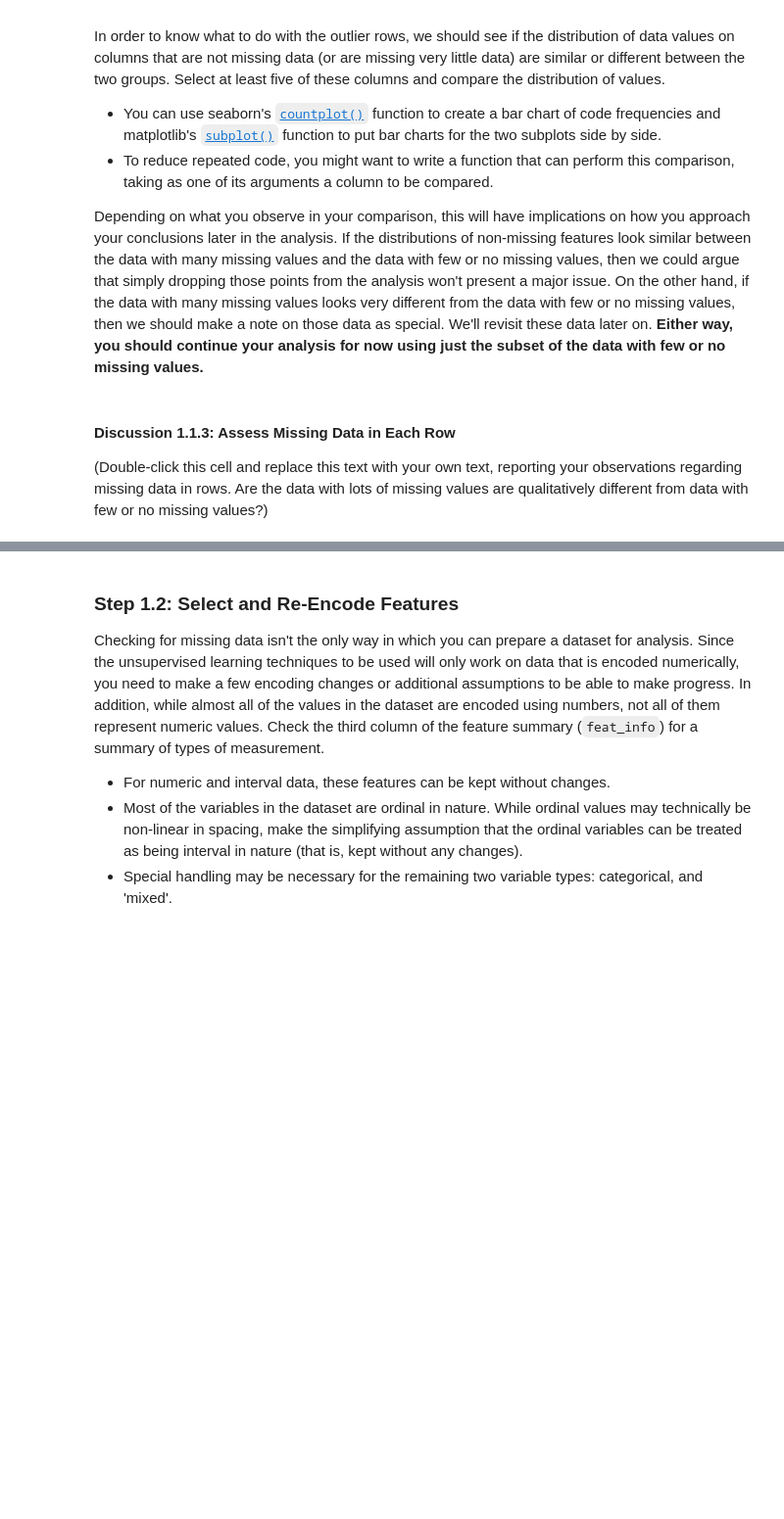
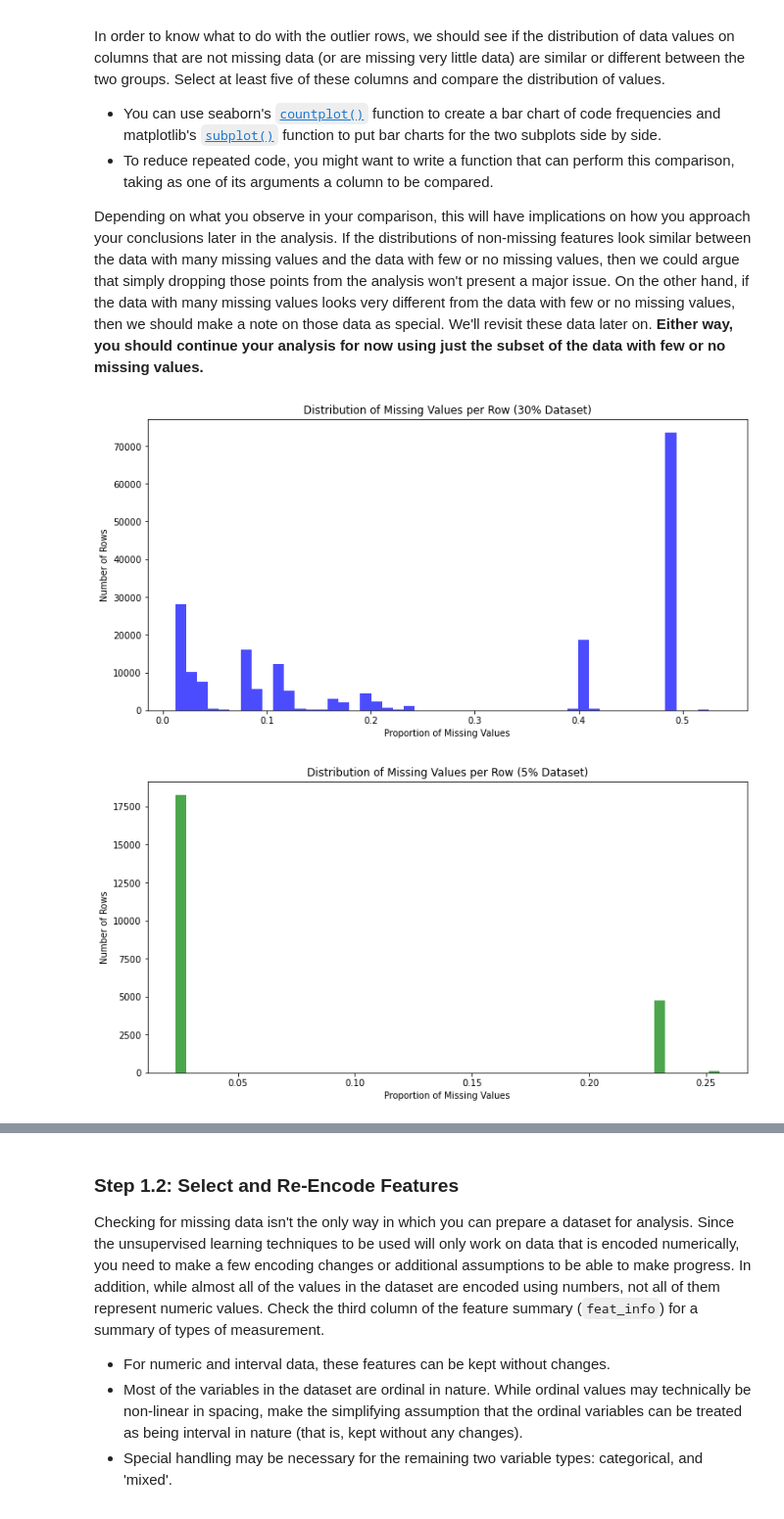
Before and after one commit to tfrum/frum-portfolio, a Jupyter notebook: assignments/ml-projects-udacity/unsupervised/Identify_Customer_Segments.ipynb, the cells around one changed output, grey strips where cells are left out. Shown at 98% size. Cells and saved outputs as stored; diff of their text form; code cells hidden in the pictures; blank space fills up the shorter version.

```diff
--- a/assignments/ml-projects-udacity/unsupervised/Identify_Customer_Segments.ipynb
+++ b/assignments/ml-projects-udacity/unsupervised/Identify_Customer_Segments.ipynb
@@ -100,3 +179,5 @@ For the remaining features, are there any patterns in which columns have, or sha
 # %%
 # Remove the outlier columns from the dataset. (You'll perform other data
 # engineering tasks such as re-encoding and imputation later.)
+# I'm going to drop any column with more than 5% missing. I'll explain below.
+general_population_data_final = general_population_data_cleaned.drop(columns=significant_missing_data)
@@ -119,3 +206,34 @@ Depending on what you observe in your comparison, this will have implications on
+# %%
+# How much data is missing in each row of the dataset?
+#cleaned data with no high missing values (30% threshold)
+data_30pct = pd.read_csv('Udacity_AZDIAS_Subset_Cleaned_30%_Missing.csv', delimiter=';')
+
+#I want to see the distribution of missing values better, so we'll drop rows without any null values.
+missing_data_per_row_30pct = data_30pct.isnull().sum(axis=1) / data_30pct.shape[1]
+missing_data_per_row_30pct = missing_data_per_row_30pct[missing_data_per_row_30pct > 0]
+
+plt.figure(figsize=(12, 6))
+plt.hist(missing_data_per_row_30pct, bins=50, color='blue', alpha=0.7)
+plt.xlabel('Proportion of Missing Values')
+plt.ylabel('Number of Rows')
+plt.title('Distribution of Missing Values per Row (30% Dataset)')
+plt.show()
+
+# cleaned data with significant missing columns removed (5% threshold)
+data_5pct = general_population_data_final
+
+missing_data_per_row_5pct = data_5pct.isnull().sum(axis=1) / data_5pct.shape[1]
+missing_data_per_row_5pct = missing_data_per_row_5pct[missing_data_per_row_5pct > 0]
+
+plt.figure(figsize=(12, 6))
+plt.hist(missing_data_per_row_5pct, bins=50, color='green', alpha=0.7)
+plt.xlabel('Proportion of Missing Values')
+plt.ylabel('Number of Rows')
+plt.title('Distribution of Missing Values per Row (5% Dataset)')
+plt.show()
+# %% [output]
+[figure, added]
+[figure, added]
 # %%
 # Write code to divide the data into two subsets based on the number of missing
 # values in each row.
@@ -125,4 +244,0 @@ Depending on what you observe in your comparison, this will have implications on
-# %% [markdown]
-#### Discussion 1.1.3: Assess Missing Data in Each Row
-
-(Double-click this cell and replace this text with your own text, reporting your observations regarding missing data in rows. Are the data with lots of missing values are qualitatively different from data with few or no missing values?)
```
Also changed, not shown: parts of 32 cells of this notebook, 1 other file.
